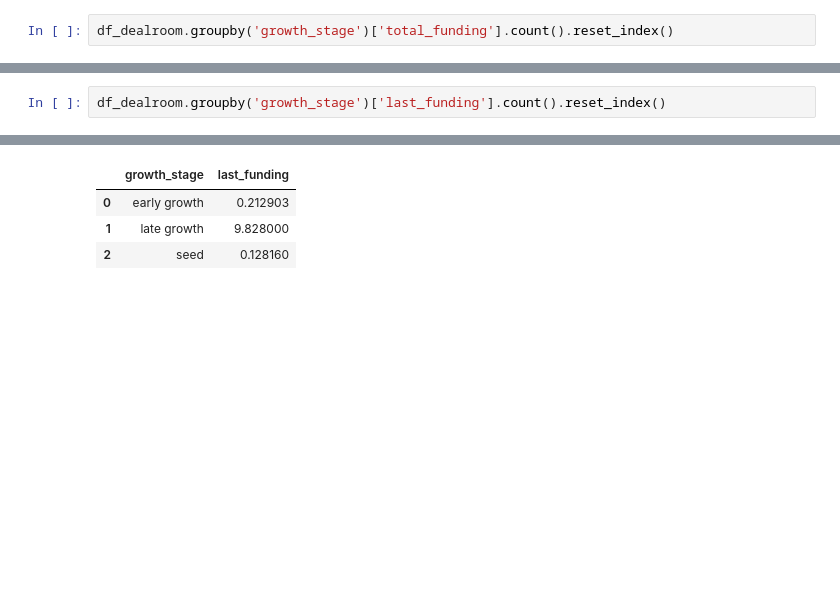
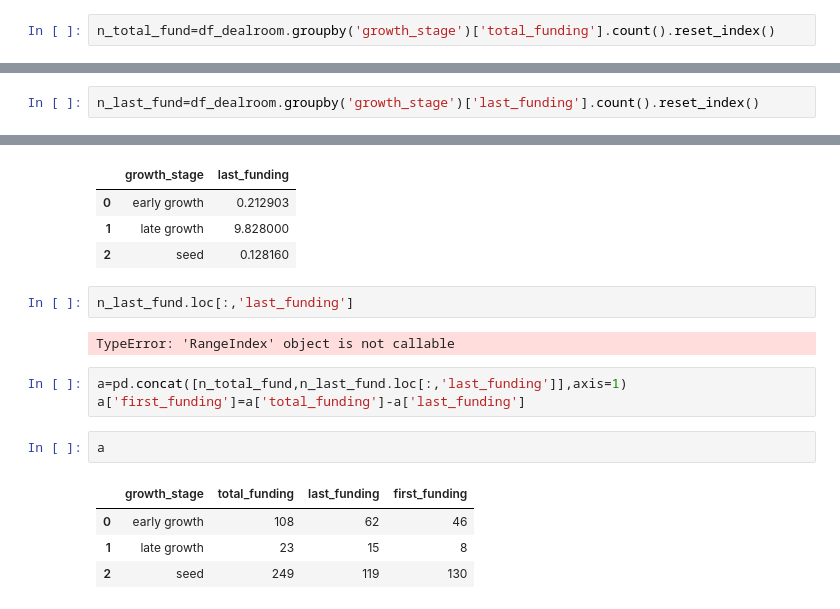
Before and after one commit to unaimleal/spri_reto_07_morado, a Jupyter notebook: Análsis descriptivo.ipynb, the cells around one changed output, grey strips where cells are left out. Drawn from its saved outputs; the diff is of its cells as text; blank space fills up the shorter version.

```diff
--- a/Análsis descriptivo.ipynb
+++ b/Análsis descriptivo.ipynb
@@ -59,4 +59,4 @@ plt.draw()
 # %% [markdown]
 En cada fase cuantos total de financiacion y en la media en milllones
 # %%
-df_dealroom.groupby('growth_stage')['total_funding'].count().reset_index()
+n_total_fund=df_dealroom.groupby('growth_stage')['total_funding'].count().reset_index()
@@ -75,4 +70,4 @@ df_dealroom.groupby('growth_stage')['total_funding'].mean().reset_index()
 # %% [markdown]
 En cada fase cuantas ultimas financiaciones ha habido y la media en millones
 # %%
-df_dealroom.groupby('growth_stage')['last_funding'].count().reset_index()
+n_last_fund=df_dealroom.groupby('growth_stage')['last_funding'].count().reset_index()
@@ -88,3 +78,17 @@ df_dealroom.groupby('growth_stage')['last_funding'].mean().reset_index()
 | 0 | early growth | 0.212903 |
 | 1 | late growth | 9.828000 |
 | 2 | seed | 0.128160 |
+# %%
+n_last_fund.loc[:,'last_funding']
+# %% [output]
+TypeError: 'RangeIndex' object is not callable
+# %%
+a=pd.concat([n_total_fund,n_last_fund.loc[:,'last_funding']],axis=1)
+a['first_funding']=a['total_funding']-a['last_funding']
+# %%
+a
+# %% [output]
+|  | growth_stage | total_funding | last_funding | first_funding |
+| 0 | early growth | 108 | 62 | 46 |
+| 1 | late growth | 23 | 15 | 8 |
+| 2 | seed | 249 | 119 | 130 |
```
Also changed, not shown: parts of 2 cells of this notebook.
